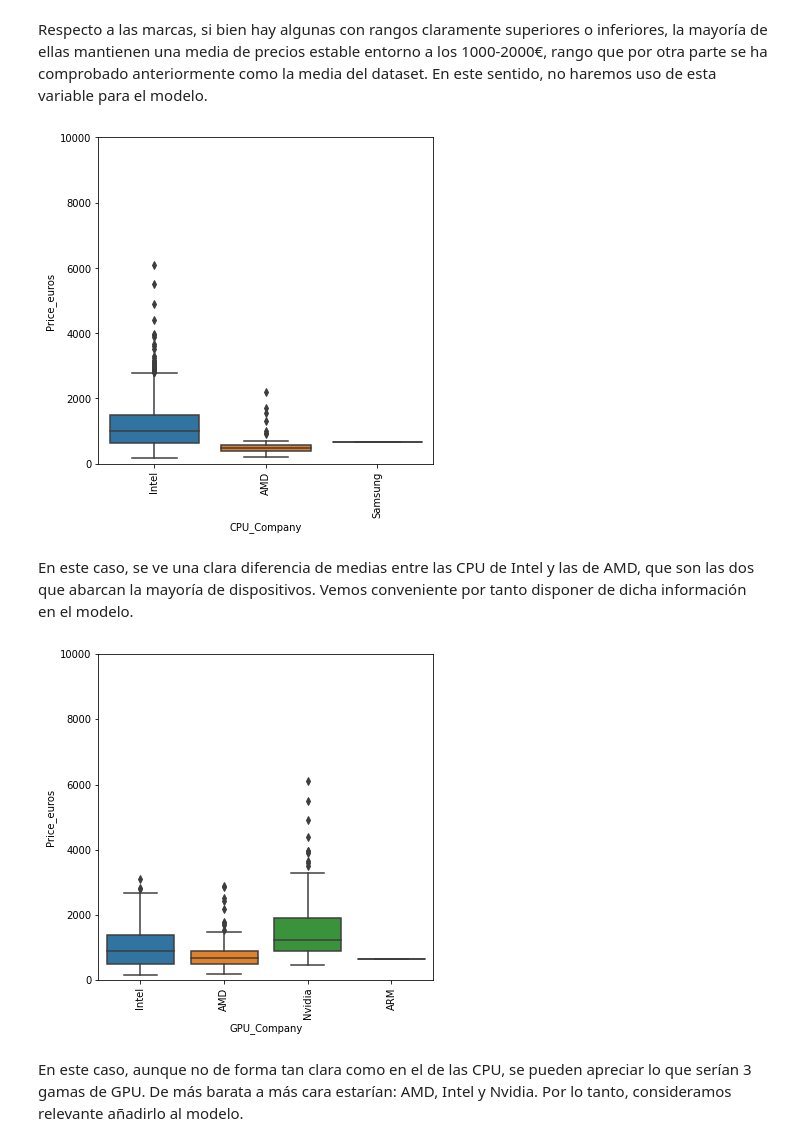
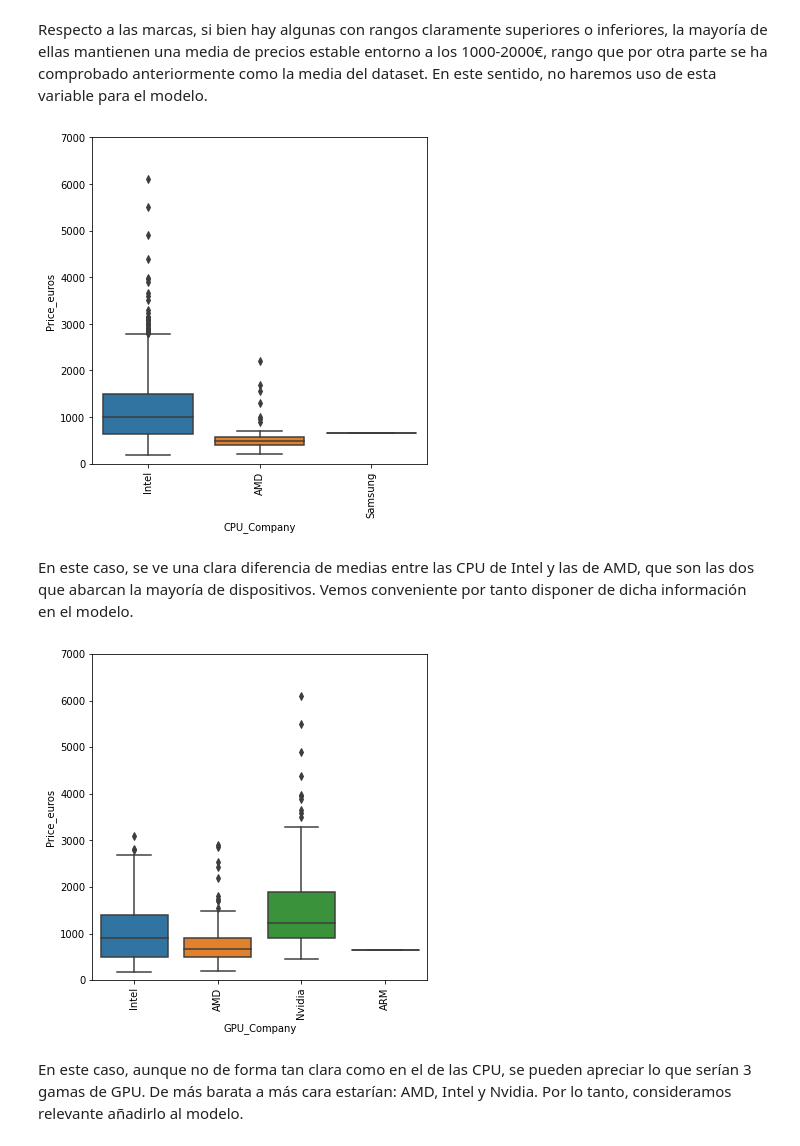
Before and after one commit to carlosalloUOC/PRA2-Limpieza-Analisis, a Jupyter notebook: src/Práctica 2 - Tipologia.ipynb, the cells around one changed output. Cells and saved outputs as stored; diff of their text form; code cells hidden in the pictures.

```diff
--- a/src/Práctica 2 - Tipologia.ipynb
+++ b/src/Práctica 2 - Tipologia.ipynb
@@ -921,28 +922,26 @@ plt.xticks(rotation=90);
 Respecto a las marcas, si bien hay algunas con rangos claramente superiores o inferiores, la mayoría de ellas mantienen una media de precios estable entorno a los 1000-2000€, rango que por otra parte se ha comprobado anteriormente como la media del dataset. En este sentido, no haremos uso de esta variable para el modelo.
 # %%
 # Boxplot CPU_Company/Price_euros:
-
 var = 'CPU_Company'
 data = pandas.concat([laptops_initial['Price_euros'], laptops_initial[var]], axis=1)
 f, ax = plt.subplots(figsize=(6, 6))
 fig = sns.boxplot(x=var, y="Price_euros", data = data)
-fig.axis(ymin=0, ymax=10000);
+fig.axis(ymin=0, ymax=7000);
 plt.xticks(rotation=90);
 # %% [output]
-[figure, old version]
+[figure, new version]
 # %% [markdown]
 En este caso, se ve una clara diferencia de medias entre las CPU de Intel y las de AMD, que son las dos que abarcan la mayoría de dispositivos. Vemos conveniente por tanto disponer de dicha información en el modelo.
 # %%
 # Boxplot GPU_Company/Price_euros:
-
 var = 'GPU_Company'
 data = pandas.concat([laptops_initial['Price_euros'], laptops_initial[var]], axis=1)
 f, ax = plt.subplots(figsize=(6, 6))
 fig = sns.boxplot(x=var, y="Price_euros", data = data)
-fig.axis(ymin=0, ymax=10000);
+fig.axis(ymin=0, ymax=7000);
 plt.xticks(rotation=90);
 # %% [output]
-[figure, old version]
+[figure, new version]
 # %% [markdown]
 En este caso, aunque no de forma tan clara como en el de las CPU, se pueden apreciar lo que serían 3 gamas de GPU. De más barata a más cara estarían: AMD, Intel y Nvidia. Por lo tanto, consideramos relevante añadirlo al modelo.
 # %%
```
Also changed, not shown: parts of 12 cells of this notebook, 1 other file.
